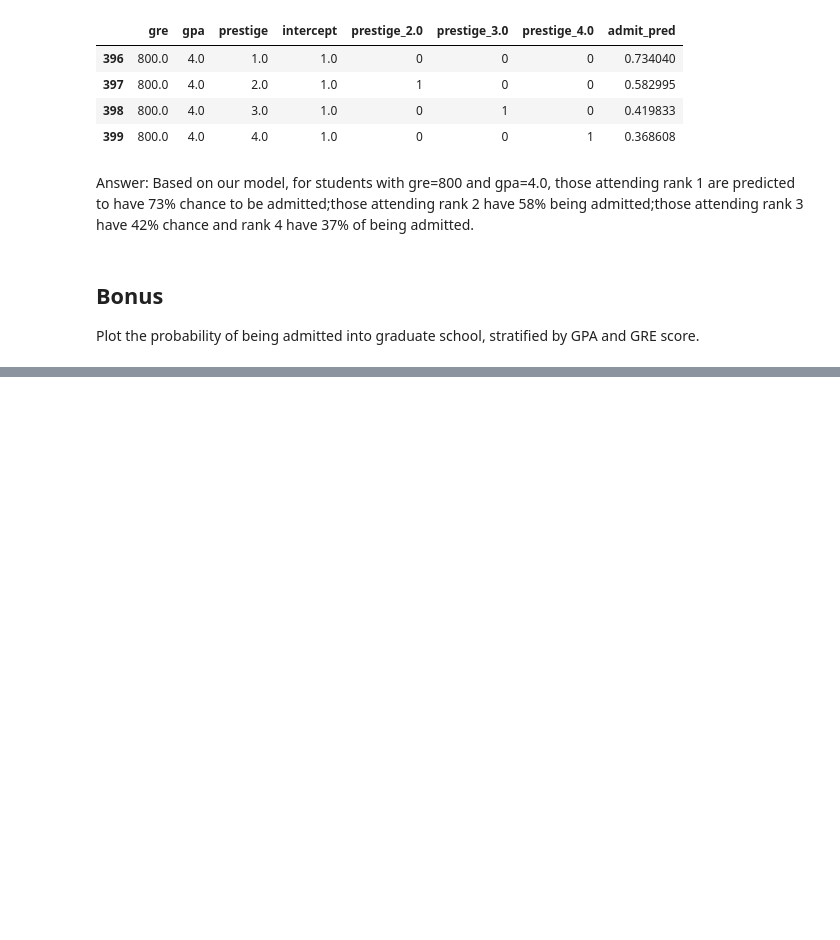
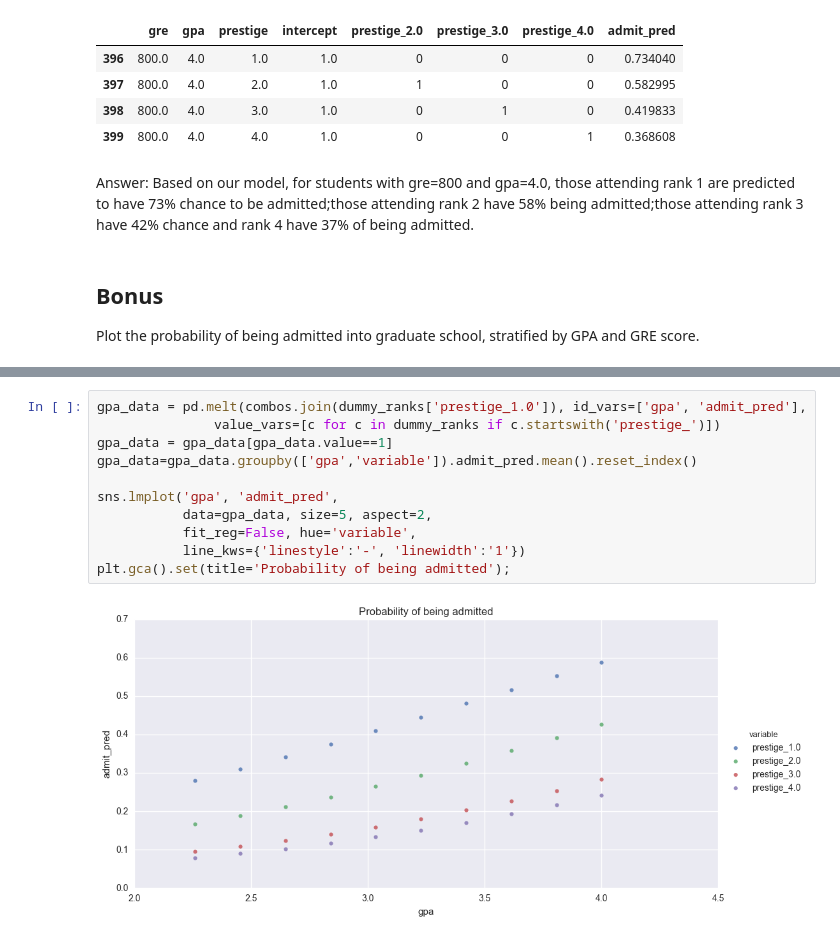
Before and after one commit to Jianhua-Xu/my_hw_repo, a Jupyter notebook: project3-starter.ipynb, the cells around one changed output, grey strips where cells are left out. Drawn from its saved outputs; the diff is of its cells as text; blank space fills up the shorter version.

```diff
--- a/project3-starter.ipynb
+++ b/project3-starter.ipynb
@@ -377,0 +401,13 @@ Plot the probability of being admitted into graduate school, stratified by GPA a
+# %%
+gpa_data = pd.melt(combos.join(dummy_ranks['prestige_1.0']), id_vars=['gpa', 'admit_pred'],
+               value_vars=[c for c in dummy_ranks if c.startswith('prestige_')])
+gpa_data = gpa_data[gpa_data.value==1]
+gpa_data=gpa_data.groupby(['gpa','variable']).admit_pred.mean().reset_index()
+
+sns.lmplot('gpa', 'admit_pred',
+           data=gpa_data, size=5, aspect=2,
+           fit_reg=False, hue='variable',
+           line_kws={'linestyle':'-', 'linewidth':'1'})
+plt.gca().set(title='Probability of being admitted');
+# %% [output]
+[figure, added]
```
Also changed, not shown: parts of 6 cells of this notebook.
